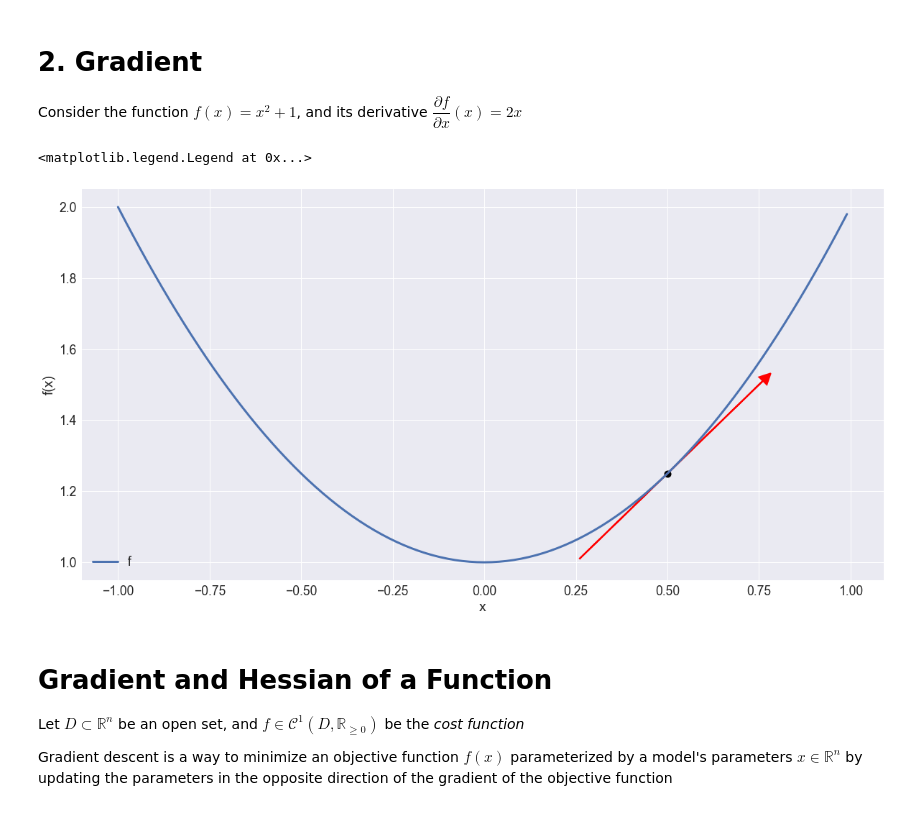
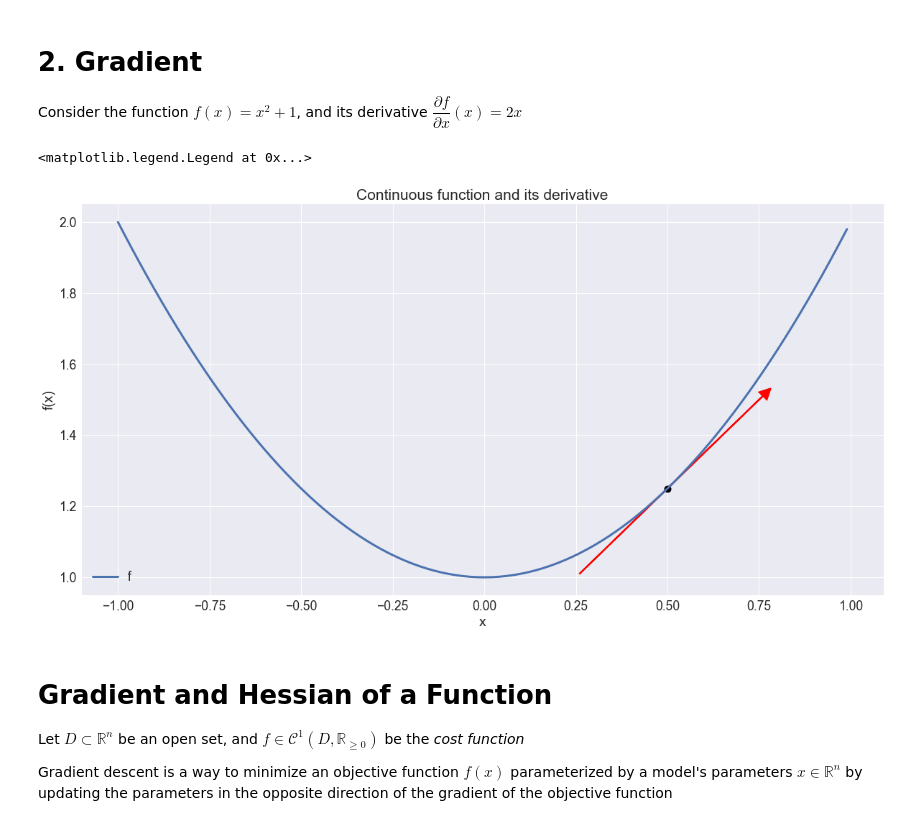
Before and after one commit to hsteinshiromoto/book.optimisation, a Jupyter notebook: src/notebooks/momentum.ipynb, the cells around one changed output. Saved outputs shown, nothing was run; the diff lists cells and outputs as text; code cells hidden in the pictures.

```diff
--- a/src/notebooks/momentum.ipynb
+++ b/src/notebooks/momentum.ipynb
@@ -21,19 +21,20 @@ Consider the function $f(x)=x^2 + 1$, and its derivative $\dfrac{\partial f}{\pa
 # %%
 f = lambda x: x**2 + 1
 Txf = lambda x: (x - 0.5) + f(0.5)
 x = np.arange(-1, 1, 0.01)
 fig, ax = plt.subplots()
 ax.plot(x, f(x), lw=3, label='f')
 ax.scatter(0.5, Txf(0.5), lw=3, color='black')
 kwargs ={'color':'red', 'lw':2}
 ax.arrow(0.25, Txf(0.25), 0.75-0.25, Txf(0.75)-Txf(0.25), head_width=.03, head_length=0.03, label='$\partial f$', head_starts_at_zero=True, **kwargs)
 arrow = Rectangle((0, 0), 1, 1, label='Arrow1', fc='red')
 ax.set_xlabel('x')
 ax.set_ylabel('f(x)')
+ax.set_title('Continuous function and its derivative')
 ax.legend()
 # %% [output]
 <matplotlib.legend.Legend at 0x...>
-[figure, old version]
+[figure, new version]
 # %% [markdown]
 <h1>Gradient and Hessian of a Function</h1><a name='DefGradient'></a>
 
```
Also changed, not shown: 1 other file.
